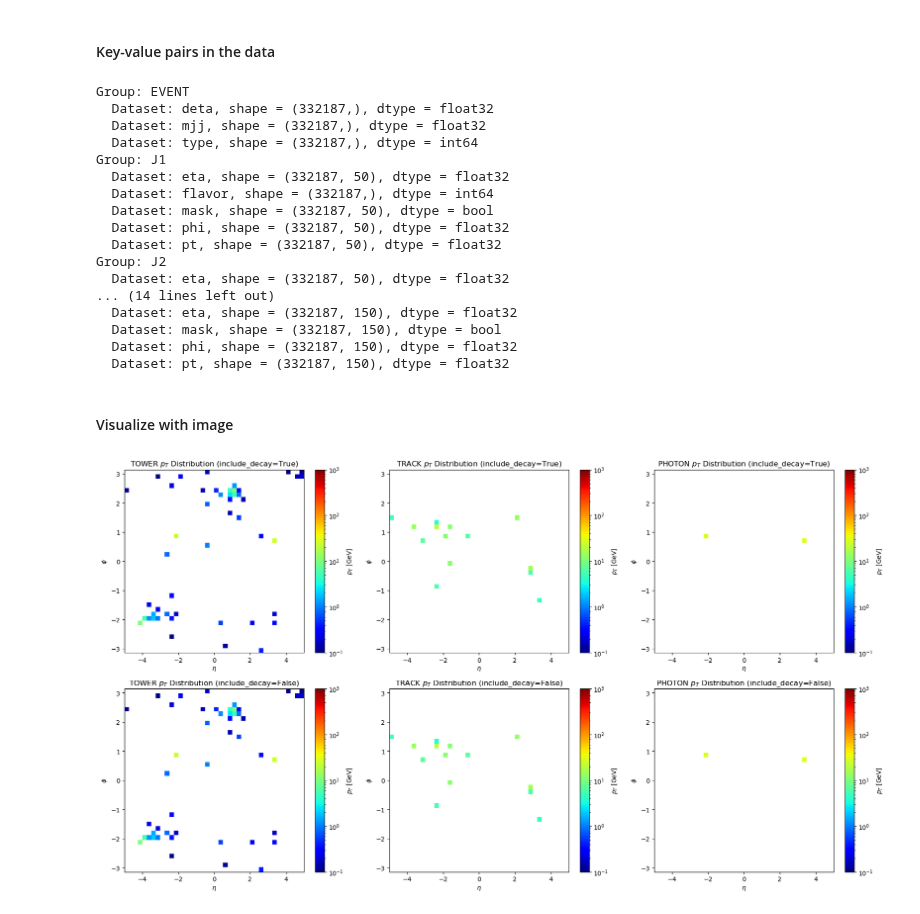
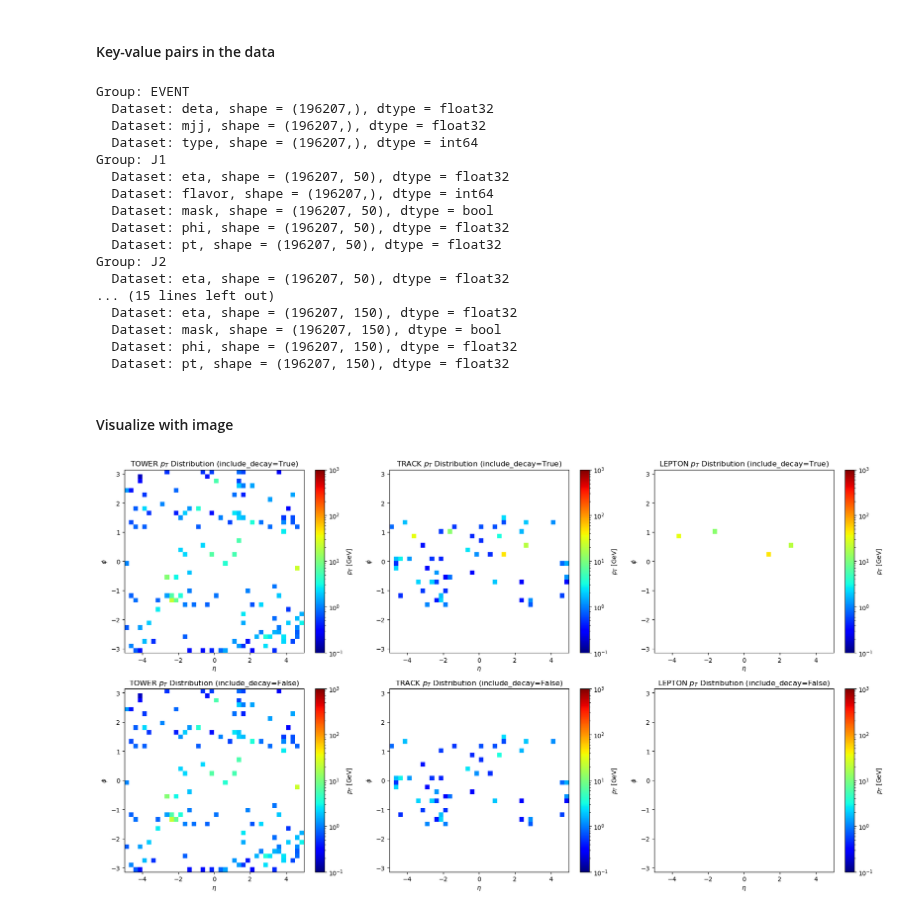
Before and after one commit to maplexgitx0302/NTUHEPML-CWoLa, a Jupyter notebook: notebooks/01-data_visualization.ipynb, the cells around one changed output. Saved outputs shown, nothing was run; the diff lists cells and outputs as text; code cells hidden in the pictures.

```diff
--- a/notebooks/01-data_visualization.ipynb
+++ b/notebooks/01-data_visualization.ipynb
@@ -16,7 +16,7 @@ sys.path.append(ROOT.as_posix())
 
 from src.data import MCSimData
 
-h5_file = (ROOT / Path('data/VBF_diphoton.h5')).as_posix()
+h5_file = (ROOT / Path('data/GGF_zz4l.h5')).as_posix()
 # %% [markdown]
 #### Key-value pairs in the data
 # %%
@@ -29,22 +29,22 @@ with h5py.File(h5_file, 'r') as f:
             print(f"  Dataset: {dataset_name}, shape = {dataset.shape}, dtype = {dataset.dtype}")
 # %% [output]
 Group: EVENT
-  Dataset: deta, shape = (332187,), dtype = float32
-  Dataset: mjj, shape = (332187,), dtype = float32
-  Dataset: type, shape = (332187,), dtype = int64
+  Dataset: deta, shape = (196207,), dtype = float32
+  Dataset: mjj, shape = (196207,), dtype = float32
+  Dataset: type, shape = (196207,), dtype = int64
 Group: J1
-  Dataset: eta, shape = (332187, 50), dtype = float32
-  Dataset: flavor, shape = (332187,), dtype = int64
-  Dataset: mask, shape = (332187, 50), dtype = bool
-  Dataset: phi, shape = (332187, 50), dtype = float32
-  Dataset: pt, shape = (332187, 50), dtype = float32
+  Dataset: eta, shape = (196207, 50), dtype = float32
+  Dataset: flavor, shape = (196207,), dtype = int64
+  Dataset: mask, shape = (196207, 50), dtype = bool
+  Dataset: phi, shape = (196207, 50), dtype = float32
+  Dataset: pt, shape = (196207, 50), dtype = float32
 Group: J2
-  Dataset: eta, shape = (332187, 50), dtype = float32
-... (14 lines left out)
-  Dataset: eta, shape = (332187, 150), dtype = float32
-  Dataset: mask, shape = (332187, 150), dtype = bool
-  Dataset: phi, shape = (332187, 150), dtype = float32
-  Dataset: pt, shape = (332187, 150), dtype = float32
+  Dataset: eta, shape = (196207, 50), dtype = float32
+... (15 lines left out)
+  Dataset: eta, shape = (196207, 150), dtype = float32
+  Dataset: mask, shape = (196207, 150), dtype = bool
+  Dataset: phi, shape = (196207, 150), dtype = float32
+  Dataset: pt, shape = (196207, 150), dtype = float32
 # %% [markdown]
 #### Visualize with image
 # %%
@@ -52,34 +52,37 @@ Group: J2
 fig, axs = plt.subplots(2, 3, figsize=(18, 10))
 
 for i, include_decay in enumerate([True, False]):
 
     # Create an instance of MCSimData
     sim_data = MCSimData(path=h5_file)
     channels = sim_data.channels
 
     # Get the images using the to_image method
     grid_size = 40
     phi_bins = np.linspace(-np.pi, np.pi, grid_size + 1)
     eta_bins = np.linspace(-5, 5, grid_size + 1)
-    images = sim_data.to_image(sim_data.particle_flow, include_decay=True)
+    images = sim_data.to_image(sim_data.particle_flow, include_decay=include_decay)
 
     for j, channel in enumerate(channels):
         # Select a specific event index to visualize
-        event_idx = 123
-        data = images[event_idx, j, :, :].numpy()  # Convert to numpy for plotting
+        EVENT_IDX = 0
+        try:
+            data = images[EVENT_IDX, j, :, :].numpy()  # Convert to numpy for plotting
+        except:
+            data = np.zeros((grid_size, grid_size))
 
         # Mask zeros for proper log scaling
         data_masked = np.ma.masked_where(data == 0, data)
 
         # Plot using pcolormesh. Note: pcolormesh expects bin edges.
         c = axs[i][j].pcolormesh(eta_bins, phi_bins, data_masked,
                 norm=LogNorm(vmin=0.1, vmax=1e3), cmap='jet')
         axs[i][j].set_xlabel(r'$\eta$')
         axs[i][j].set_ylabel(r'$\phi$')
         axs[i][j].set_title(f"{channel} $p_T$ Distribution (include_decay={include_decay})")
         fig.colorbar(c, ax=axs[i][j], label=r'$p_T$ [GeV]')
 
 plt.tight_layout()
 plt.show()
 # %% [output]
-[figure, old version]
+[figure, new version]
```
Also changed, not shown: 7 other files.
